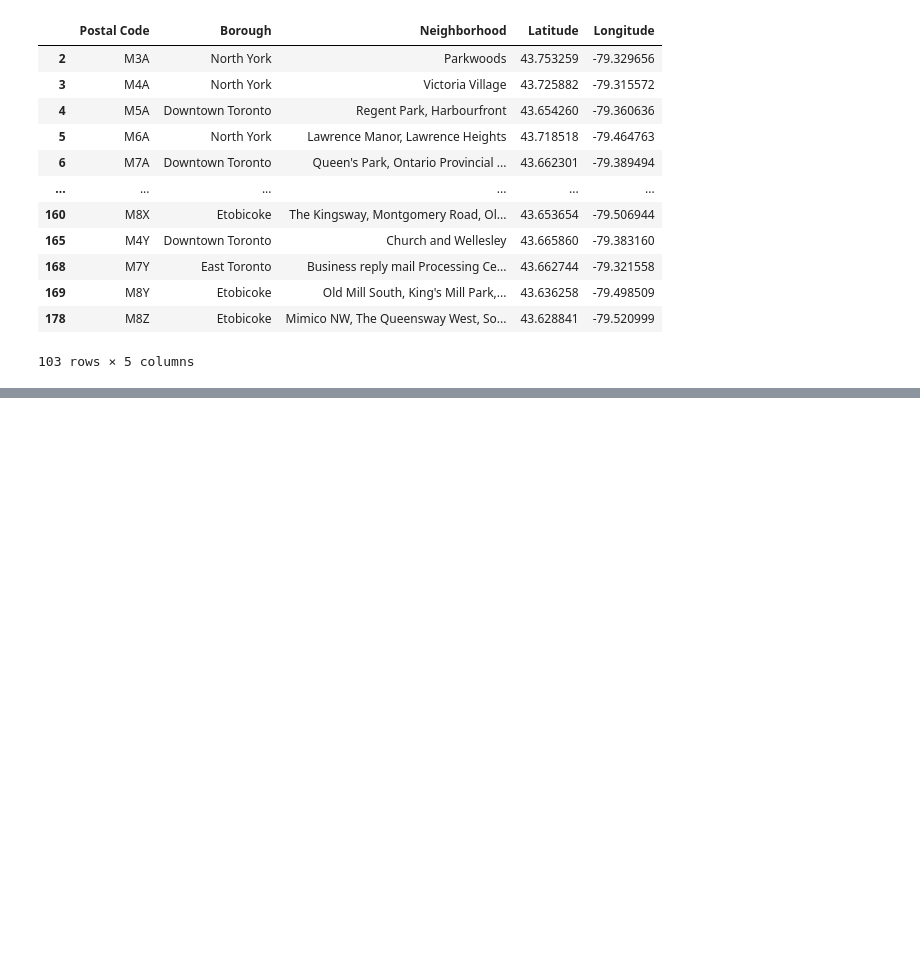
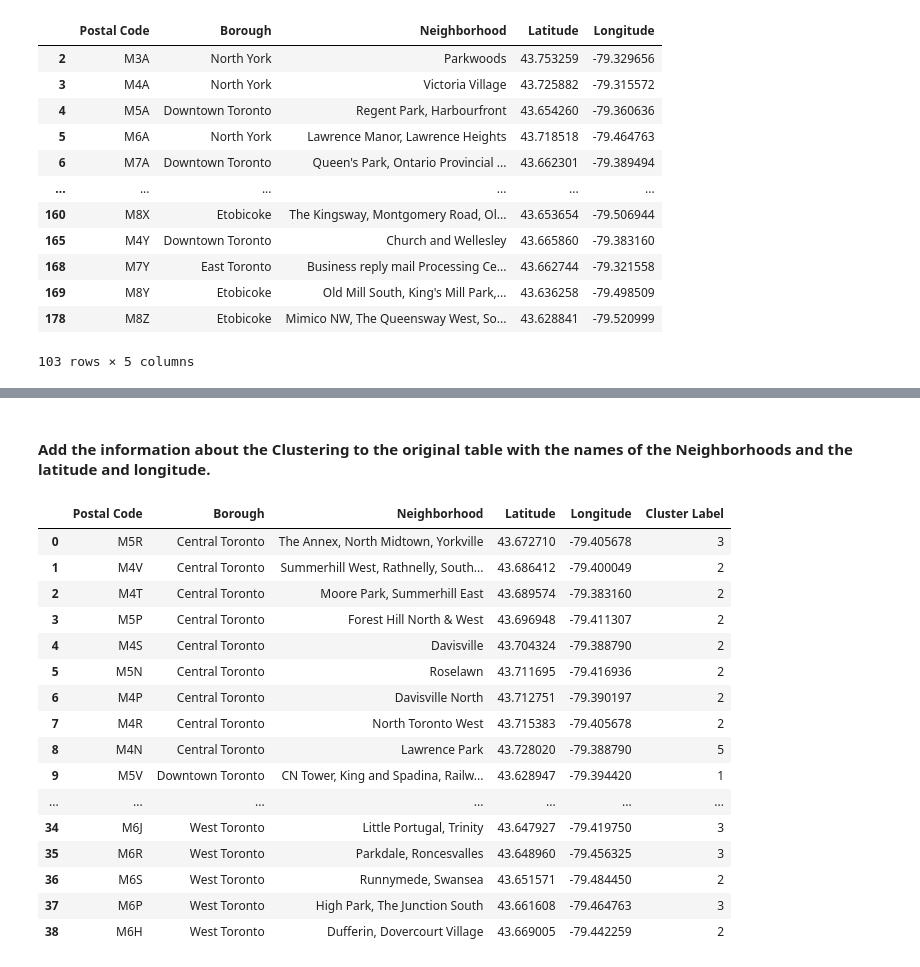
Before and after one commit to inesboxexa/Coursera_Capstone, a Jupyter notebook: Week-3.ipynb, the cells around one changed output, grey strips where cells are left out. Cells and saved outputs as stored; diff of their text form; code cells hidden in the pictures; blank space fills up the shorter version.

```diff
--- a/Week-3.ipynb
+++ b/Week-3.ipynb
@@ -128,0 +367,11 @@ df_
+# %%
+# import k-means from clustering stage
+from sklearn.cluster import KMeans
+
+# set number of clusters
+kclusters = 6
+
+category_freq_Toronto4clustering = category_freq_Toronto.drop('Neighborhood', 1)
+
+# run k-means clustering
+kmeans = KMeans(n_clusters=kclusters, random_state=0).fit(category_freq_Toronto4clustering)
@@ -128,0 +380,3 @@ df_
+# %%
+Neighborhood_Cluster_dict = pd.Series(kmeans.labels_,category_freq_Toronto['Neighborhood']).to_dict()
+Neighborhood_Cluster_dict
@@ -128,0 +401,24 @@ df_
+# %% [markdown]
+#### Add the information about the Clustering to the original table with the names of the Neighborhoods and the latitude and longitude.
+# %%
+df_Toronto['Cluster Label'] = df_Toronto['Neighborhood']
+df_Toronto['Cluster Label'].replace(Neighborhood_Cluster_dict, inplace=True)
+df_Toronto
+# %% [output]
+|  | Postal Code | Borough | Neighborhood | Latitude | Longitude | Cluster Label |
+| 0 | M5R | Central Toronto | The Annex, North Midtown, Yorkville | 43.672710 | -79.405678 | 3 |
+| 1 | M4V | Central Toronto | Summerhill West, Rathnelly, South... | 43.686412 | -79.400049 | 2 |
+| 2 | M4T | Central Toronto | Moore Park, Summerhill East | 43.689574 | -79.383160 | 2 |
+| 3 | M5P | Central Toronto | Forest Hill North & West | 43.696948 | -79.411307 | 2 |
+| 4 | M4S | Central Toronto | Davisville | 43.704324 | -79.388790 | 2 |
+| 5 | M5N | Central Toronto | Roselawn | 43.711695 | -79.416936 | 2 |
+| 6 | M4P | Central Toronto | Davisville North | 43.712751 | -79.390197 | 2 |
+| 7 | M4R | Central Toronto | North Toronto West | 43.715383 | -79.405678 | 2 |
+| 8 | M4N | Central Toronto | Lawrence Park | 43.728020 | -79.388790 | 5 |
+| 9 | M5V | Downtown Toronto | CN Tower, King and Spadina, Railw... | 43.628947 | -79.394420 | 1 |
+| ... | ... | ... | ... | ... | ... | ... |
+| 34 | M6J | West Toronto | Little Portugal, Trinity | 43.647927 | -79.419750 | 3 |
+| 35 | M6R | West Toronto | Parkdale, Roncesvalles | 43.648960 | -79.456325 | 3 |
+| 36 | M6S | West Toronto | Runnymede, Swansea | 43.651571 | -79.484450 | 2 |
+| 37 | M6P | West Toronto | High Park, The Junction South | 43.661608 | -79.464763 | 3 |
+| 38 | M6H | West Toronto | Dufferin, Dovercourt Village | 43.669005 | -79.442259 | 2 |
```
Also changed, not shown: parts of 31 cells of this notebook.
